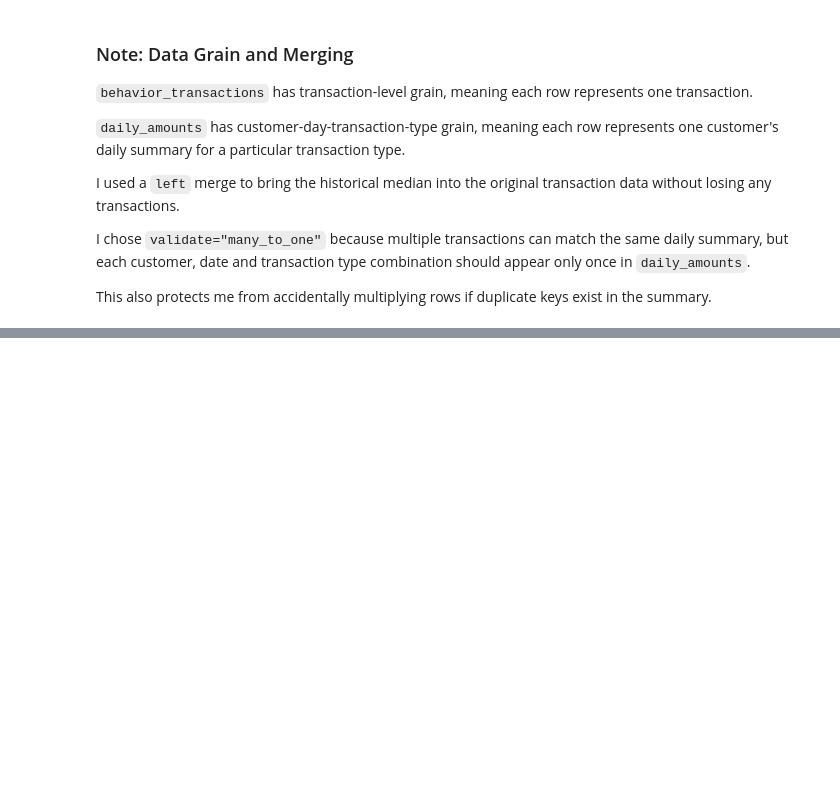
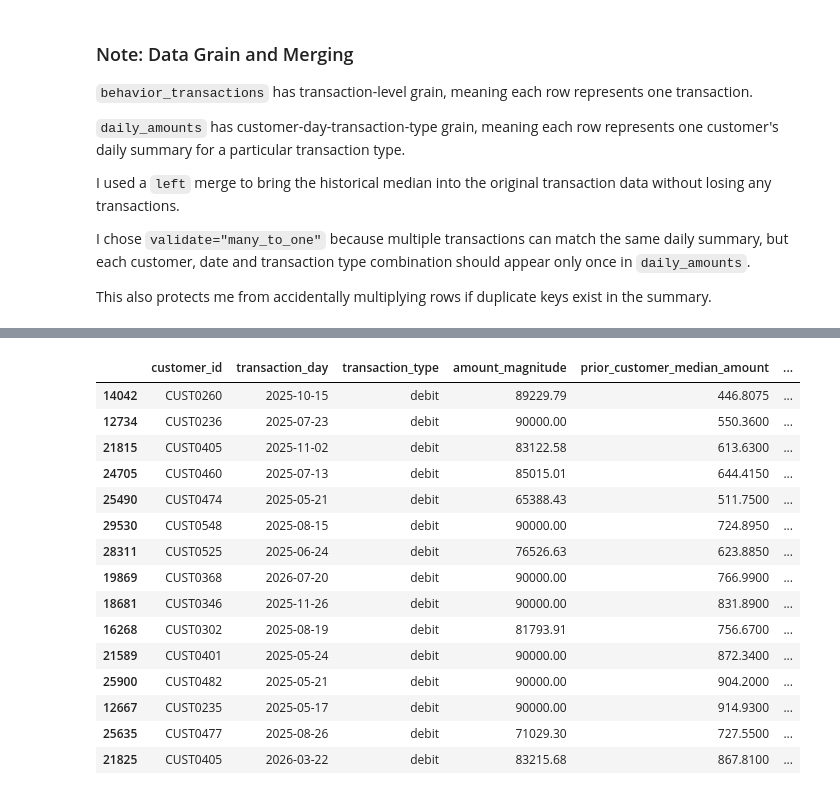
Before and after one commit to ReinSoup/Financial-Transaction-Intelligence, a Jupyter notebook: notebooks/transaction_anomaly.ipynb, the cells around one changed output, grey strips where cells are left out. Drawn from its saved outputs; the diff is of its cells as text; code cells hidden in the pictures; blank space fills up the shorter version.

```diff
--- a/notebooks/transaction_anomaly.ipynb
+++ b/notebooks/transaction_anomaly.ipynb
@@ -540,0 +612,31 @@ This also protects me from accidentally multiplying rows if duplicate keys exist
+# %%
+behavior_transactions.nlargest(
+    15,
+    "amt2cust_median_ratio"
+)[
+    [
+        "customer_id",
+        "transaction_day",
+        "transaction_type",
+        "amount_magnitude",
+        "prior_customer_median_amount",
+        "amt2cust_median_ratio"
+    ]
+]
+# %% [output]
+|  | customer_id | transaction_day | transaction_type | amount_magnitude | prior_customer_median_amount | ... |
+| 14042 | CUST0260 | 2025-10-15 | debit | 89229.79 | 446.8075 | ... |
+| 12734 | CUST0236 | 2025-07-23 | debit | 90000.00 | 550.3600 | ... |
+| 21815 | CUST0405 | 2025-11-02 | debit | 83122.58 | 613.6300 | ... |
+| 24705 | CUST0460 | 2025-07-13 | debit | 85015.01 | 644.4150 | ... |
+| 25490 | CUST0474 | 2025-05-21 | debit | 65388.43 | 511.7500 | ... |
+| 29530 | CUST0548 | 2025-08-15 | debit | 90000.00 | 724.8950 | ... |
+| 28311 | CUST0525 | 2025-06-24 | debit | 76526.63 | 623.8850 | ... |
+| 19869 | CUST0368 | 2026-07-20 | debit | 90000.00 | 766.9900 | ... |
+| 18681 | CUST0346 | 2025-11-26 | debit | 90000.00 | 831.8900 | ... |
+| 16268 | CUST0302 | 2025-08-19 | debit | 81793.91 | 756.6700 | ... |
+| 21589 | CUST0401 | 2025-05-24 | debit | 90000.00 | 872.3400 | ... |
+| 25900 | CUST0482 | 2025-05-21 | debit | 90000.00 | 904.2000 | ... |
+| 12667 | CUST0235 | 2025-05-17 | debit | 90000.00 | 914.9300 | ... |
+| 25635 | CUST0477 | 2025-08-26 | debit | 71029.30 | 727.5500 | ... |
+| 21825 | CUST0405 | 2026-03-22 | debit | 83215.68 | 867.8100 | ... |
```
Also changed, not shown: parts of 21 cells of this notebook.
